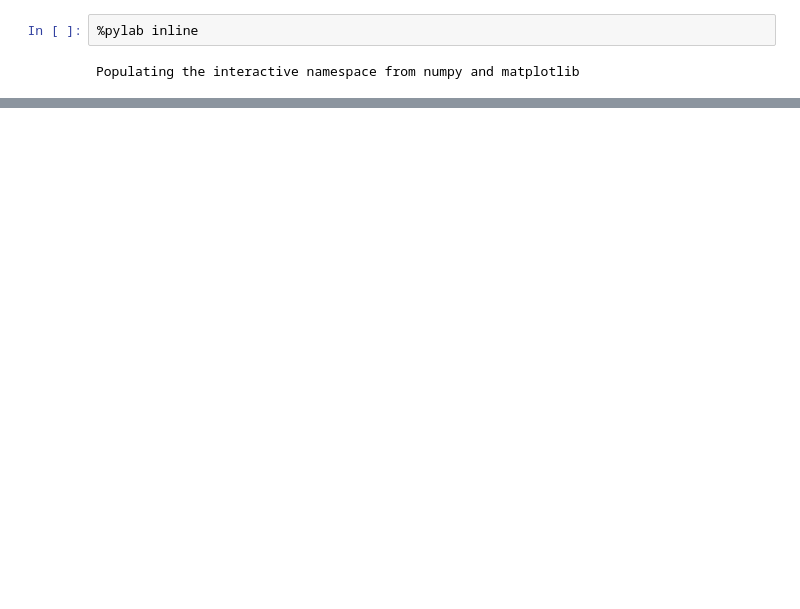
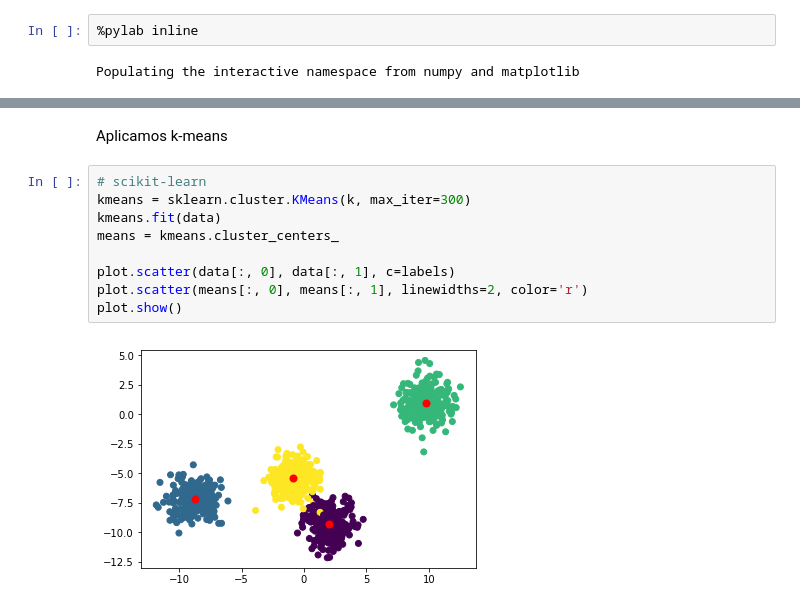
Before and after one commit to dmolina/es_intro_python, a Jupyter notebook: 01-Instalación.ipynb, the cells around one changed output, grey strips where cells are left out. Saved outputs shown, nothing was run; the diff lists cells and outputs as text; blank space fills up the shorter version.

```diff
--- a/01-Instalación.ipynb
+++ b/01-Instalación.ipynb
@@ -144,0 +191,13 @@ import matplotlib.pyplot as plt
+# %% [markdown]
+Aplicamos k-means
+# %%
+# scikit-learn
+kmeans = sklearn.cluster.KMeans(k, max_iter=300)
+kmeans.fit(data)
+means = kmeans.cluster_centers_
+
+plot.scatter(data[:, 0], data[:, 1], c=labels)
+plot.scatter(means[:, 0], means[:, 1], linewidths=2, color='r')
+plot.show()
+# %% [output]
+[figure, added]
```
Also changed, not shown: parts of 16 cells of this notebook, 1 other file.
